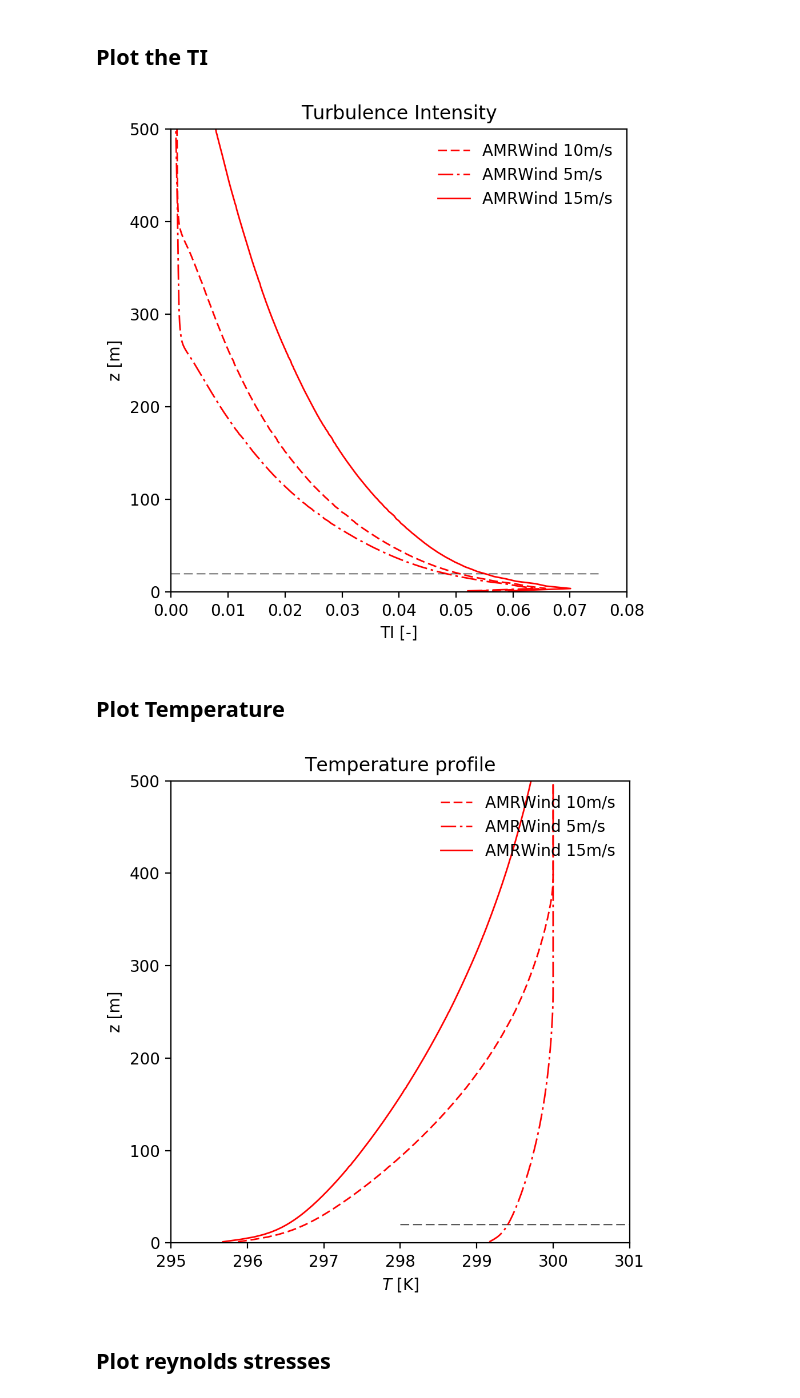
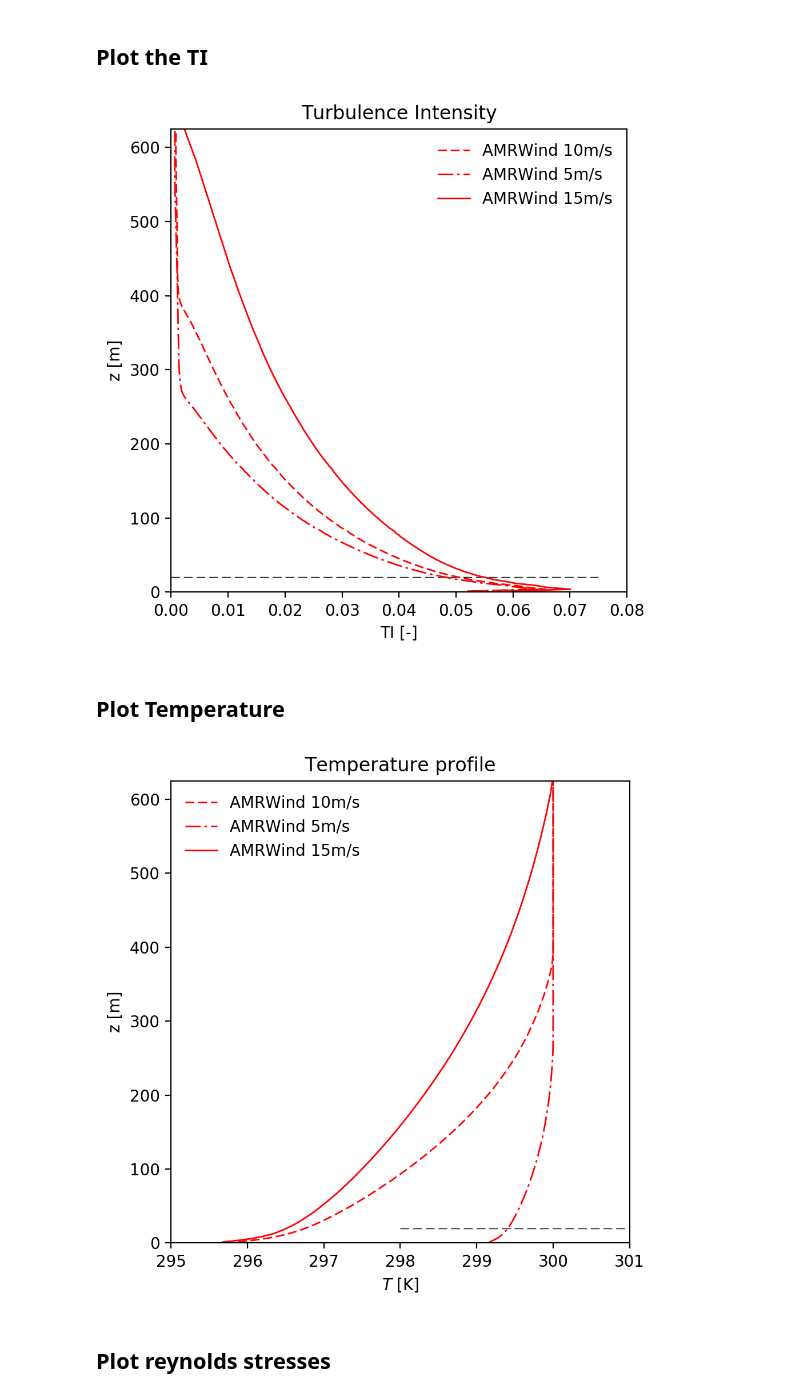
Before and after one commit to lawrenceccheung/AIAAScitech2021, a Jupyter notebook: Postprocessing/ABLStats/AMRWind_NaluWind_stable_AllWS_2p5Cubed.ipynb, the cells around one changed output. Drawn from its saved outputs; the diff is of its cells as text; code cells hidden in the pictures.

Commit message:
Update plots

```diff
--- a/Postprocessing/ABLStats/AMRWind_NaluWind_stable_AllWS_2p5Cubed.ipynb
+++ b/Postprocessing/ABLStats/AMRWind_NaluWind_stable_AllWS_2p5Cubed.ipynb
@@ -33,6 +33,7 @@ styles = {
 
 # Add the hub-height lines
 hubheights = [20.0]
+maxy       = 625
 
 # Stuff for saving figures
 savefigs = True
@@ -63,7 +64,7 @@ for i in [0]:
     #axs[i].grid()
     axs[i].set_title('Horizontal velocity profile')
 
-axs[0].set_ylim(0,500)
+axs[0].set_ylim(0,maxy)
 #axs[1].set_ylim(0,200)
 plt.tight_layout()
 
@@ -99,7 +100,7 @@ for i in np.arange(Np):
     #axs[i].grid()
     axs[i].set_title('Wind direction')
 
-axs[0].set_ylim(0,500)
+axs[0].set_ylim(0,maxy)
 #axs[1].set_ylim(0,200)
 plt.tight_layout()
 
@@ -135,13 +136,13 @@ for i in np.arange(Np):
     #axs[i].grid()
     axs[i].set_title('Turbulence Intensity')
 
-axs[0].set_ylim(0,500)
+axs[0].set_ylim(0,maxy)
 #axs[1].set_ylim(0,200)
 plt.tight_layout()
 
 if savefigs: plt.savefig(figdir+'/'+saveprefix+'_TI.png')
 # %% [output]
-[figure, old version]
+[figure, new version]
 # %% [markdown]
 ## Plot Temperature
 # %%
@@ -151,36 +152,36 @@ if savefigs: plt.savefig(figdir+'/'+saveprefix+'_TI.png')
 Np=1
 fig, ax = plt.subplots(1,Np,figsize=(5,5),sharey=False, dpi=200)
 axs = []; axs.append(ax)
 
 for l,c in l_cases.items():
     ls=styles[l]
     for i in np.arange(Np): axs[i].plot(c.T, c.z, label=l, color=ls['color'], linewidth=ls['lw'], linestyle=ls['ls'])
 
 for hh in hubheights:
     for i in np.arange(Np): axs[i].hlines(hh, 298, 310, linestyles='dashed', linewidth=0.5)
 
 axs[0].set_xlabel(r'$T$ [K]')
 axs[0].set_ylabel('z [m]')
-axs[0].legend(loc='upper right', frameon=False)
+axs[0].legend(loc='upper left', frameon=False)
 #axs[0].set_ylim(1020,1060);
 axs[0].set_xlim(295,301)
-axs[0].set_ylim(0,500)
+axs[0].set_ylim(0,maxy)
 #axs[0].grid()
 axs[0].set_title('Temperature profile')
 
 #axs[1].set_xlabel(r'$<T>$')
 #axs[1].set_ylabel('z')
 #axs[1].legend(loc='upper left')
 #axs[1].set_xlim(298,301)
 #axs[1].set_ylim(0,200)
 #axs[1].grid()
 #axs[1].set_title('Stable 5 m/s Temperature profile')
 
 plt.tight_layout()
 
 if savefigs: plt.savefig(figdir+'/'+saveprefix+'_T.png')
 # %% [output]
-[figure, old version]
+[figure, new version]
 # %% [markdown]
 ## Plot reynolds stresses
 # %%
```
Also changed, not shown: parts of 4 cells of this notebook, 7 other files.
